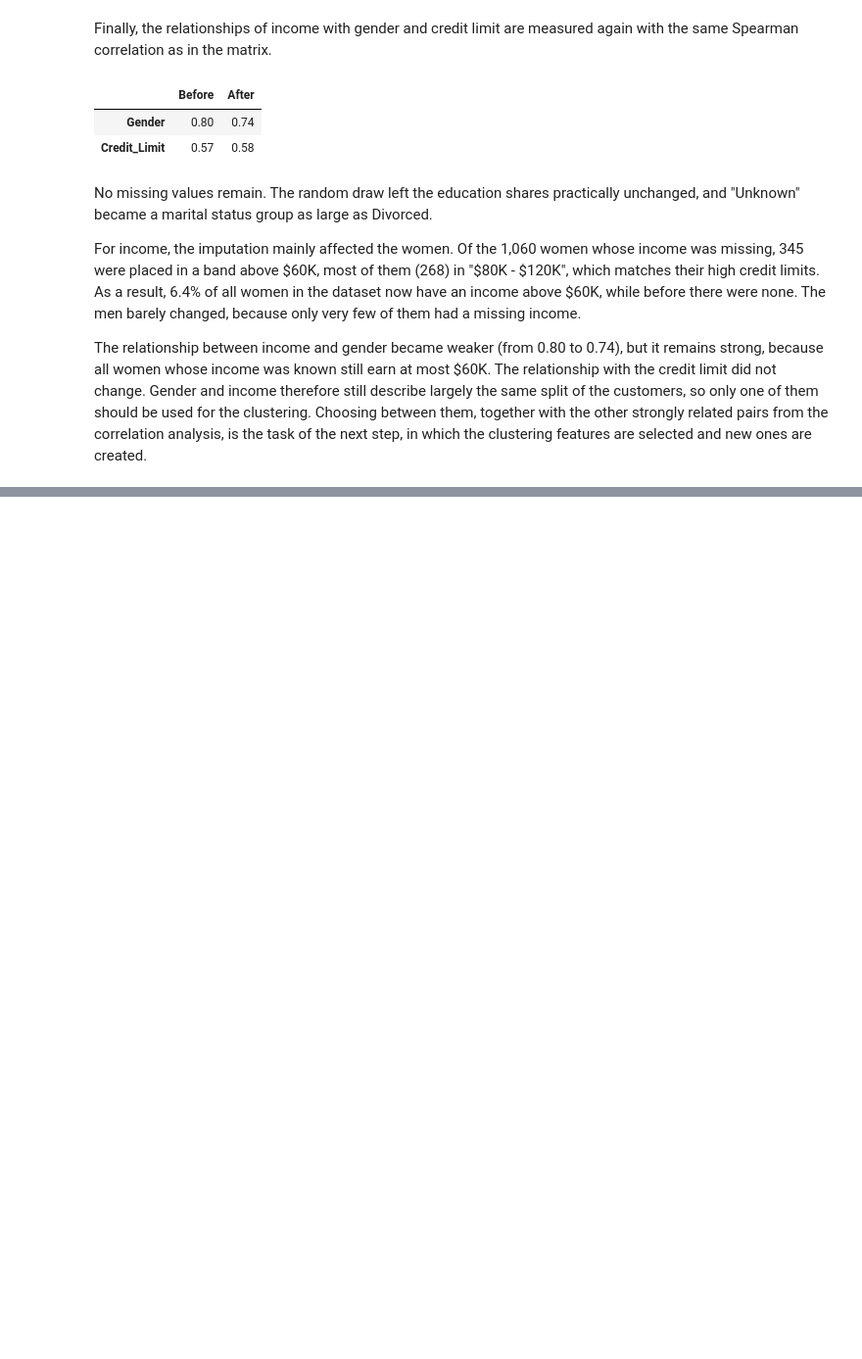
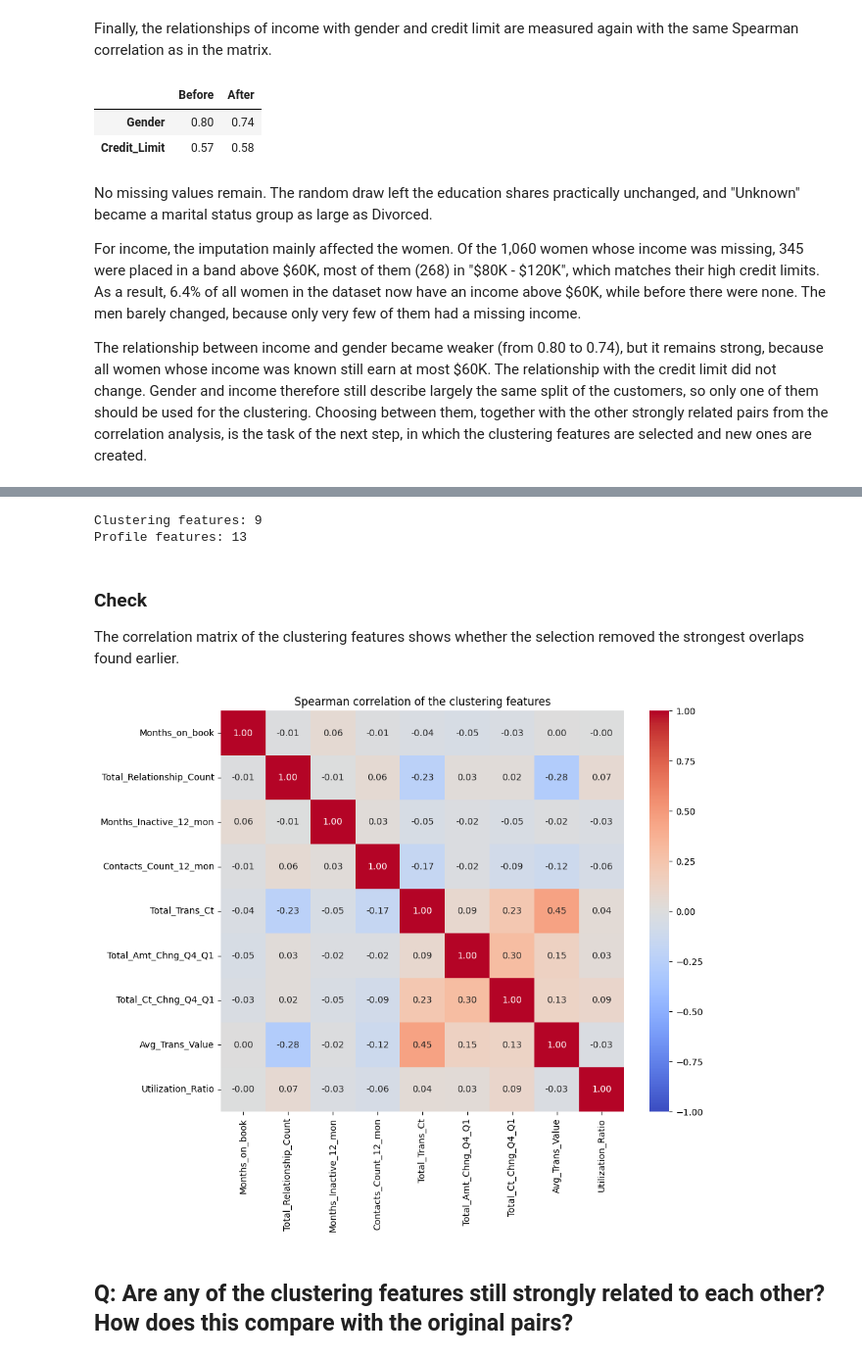
Before and after one commit to d3m1d0s/FoML_projects, a Jupyter notebook: project_1/bankchurners_eda_clustering.ipynb, the cells around one changed output, grey strips where cells are left out. Shown at 98% size. Saved outputs shown, nothing was run; the diff lists cells and outputs as text; code cells hidden in the pictures; blank space fills up the shorter version.

```diff
--- a/project_1/bankchurners_eda_clustering.ipynb
+++ b/project_1/bankchurners_eda_clustering.ipynb
@@ -1088,0 +1104,7 @@ The relationship between income and gender became weaker (from 0.80 to 0.74), bu
+# %%
+df["Avg_Trans_Value"] = df["Total_Trans_Amt"] / df["Total_Trans_Ct"]
+df["Utilization_Ratio"] = df["Total_Revolving_Bal"] / df["Credit_Limit"]
+df["Open_To_Buy"] = df["Credit_Limit"] - df["Total_Revolving_Bal"]
+df["Zero_Balance"] = (df["Total_Revolving_Bal"] == 0).astype(int)
+
+df[["Avg_Trans_Value", "Utilization_Ratio", "Open_To_Buy", "Zero_Balance"]].describe().T
@@ -1088,0 +1121,38 @@ The relationship between income and gender became weaker (from 0.80 to 0.74), bu
+# %%
+cluster_features = [
+    "Months_on_book",
+    "Total_Relationship_Count",
+    "Months_Inactive_12_mon",
+    "Contacts_Count_12_mon",
+    "Total_Trans_Ct",
+    "Total_Amt_Chng_Q4_Q1",
+    "Total_Ct_Chng_Q4_Q1",
+    "Avg_Trans_Value",
+    "Utilization_Ratio",
+]
+
+profile_features = [
+    "Customer_Age", "Gender", "Dependent_count", "Education_Level", "Marital_Status", "Income_Category",
+    "Card_Category", "Credit_Limit", "Total_Revolving_Bal", "Total_Trans_Amt", "Open_To_Buy", "Zero_Balance",
+    "Churned",
+]
+
+print("Clustering features:", len(cluster_features))
+print("Profile features:", len(profile_features))
+# %% [output]
+Clustering features: 9
+Profile features: 13
+# %% [markdown]
+### Check
+
+The correlation matrix of the clustering features shows whether the selection removed the strongest overlaps found earlier.
+# %%
+plt.figure(figsize=(10, 8))
+sns.heatmap(df[cluster_features].corr(method="spearman"), annot=True, fmt=".2f", cmap="coolwarm", vmin=-1, vmax=1)
+plt.title("Spearman correlation of the clustering features")
+plt.show()
+# %% [output]
+[figure, added]
+# %% [markdown]
+**Q:** Are any of the clustering features still strongly related to each other? How does this compare with the original pairs?
+-
```
Also changed, not shown: parts of 5 cells of this notebook.
